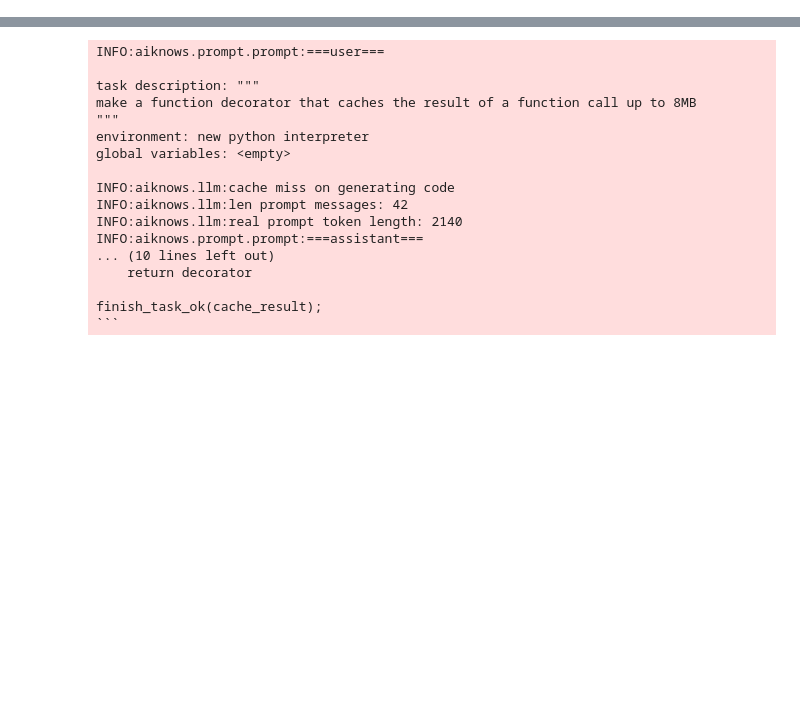
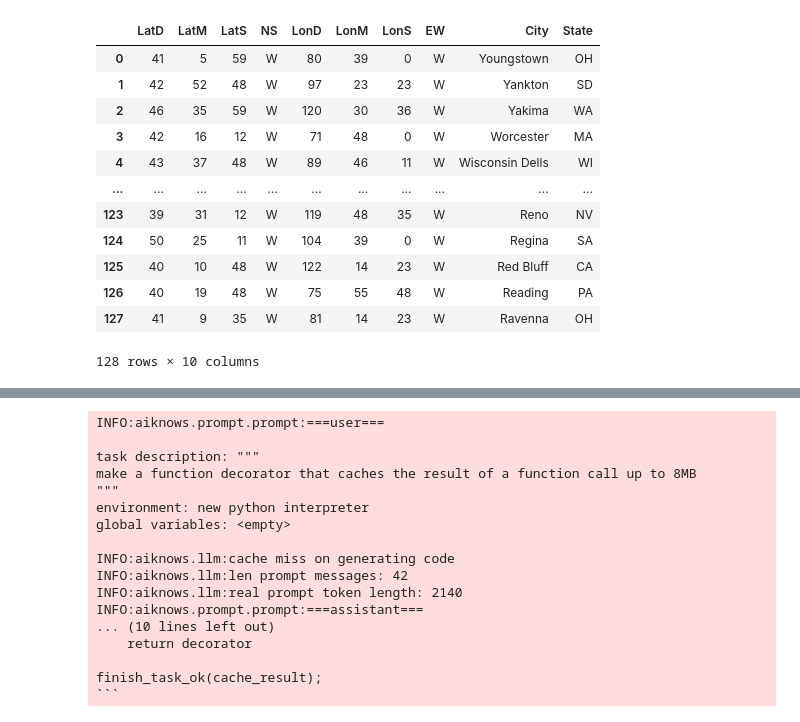
Before and after one commit to stasbel/relyonai, a Jupyter notebook: test.ipynb, the cells around one changed output, grey strips where cells are left out. Saved outputs shown, nothing was run; the diff lists cells and outputs as text; code cells hidden in the pictures; blank space fills up the shorter version.

```diff
--- a/test.ipynb
+++ b/test.ipynb
@@ -10,0 +55,18 @@ from aiknows import config, ai, gpt
+# %%
+import pandas as pd
+df = pd.read_csv('tests/data/cities.csv')
+df
+# %% [output]
+|  | LatD | LatM | LatS | NS | LonD | LonM | LonS | EW | City | State |
+| 0 | 41 | 5 | 59 | W | 80 | 39 | 0 | W | Youngstown | OH |
+| 1 | 42 | 52 | 48 | W | 97 | 23 | 23 | W | Yankton | SD |
+| 2 | 46 | 35 | 59 | W | 120 | 30 | 36 | W | Yakima | WA |
+| 3 | 42 | 16 | 12 | W | 71 | 48 | 0 | W | Worcester | MA |
+| 4 | 43 | 37 | 48 | W | 89 | 46 | 11 | W | Wisconsin Dells | WI |
+| ... | ... | ... | ... | ... | ... | ... | ... | ... | ... | ... |
+| 123 | 39 | 31 | 12 | W | 119 | 48 | 35 | W | Reno | NV |
+| 124 | 50 | 25 | 11 | W | 104 | 39 | 0 | W | Regina | SA |
+| 125 | 40 | 10 | 48 | W | 122 | 14 | 23 | W | Red Bluff | CA |
+| 126 | 40 | 19 | 48 | W | 75 | 55 | 48 | W | Reading | PA |
+| 127 | 41 | 9 | 35 | W | 81 | 14 | 23 | W | Ravenna | OH |
+128 rows × 10 columns
```
Also changed, not shown: parts of 8 cells of this notebook, 10 other files.
